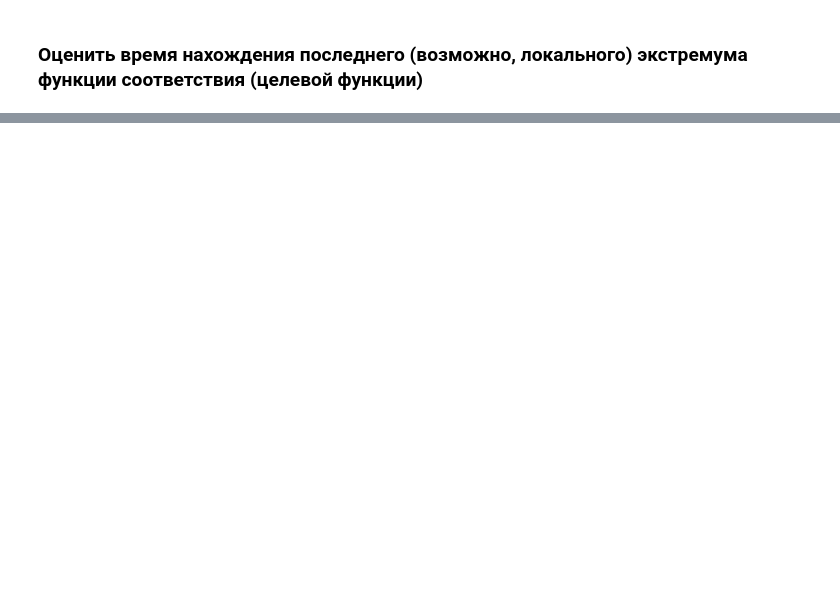
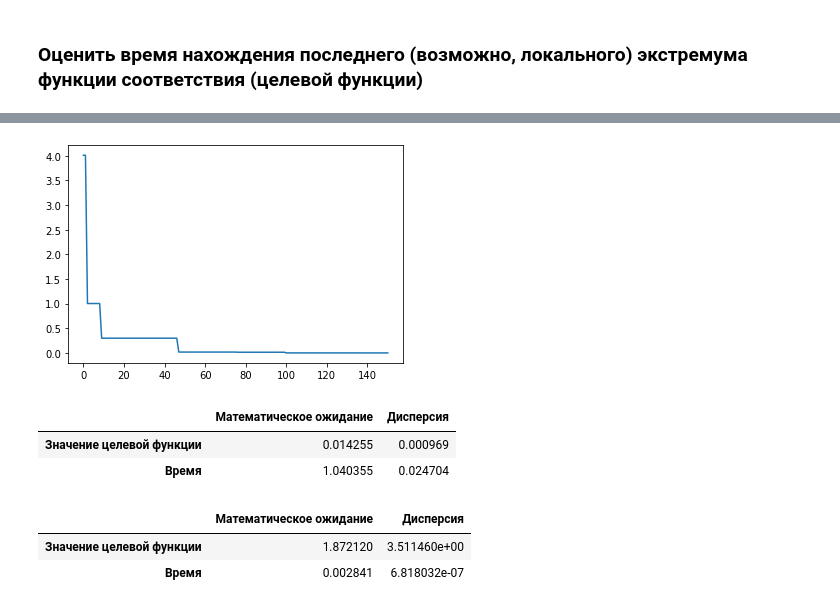
Before and after one commit to IlyaNechaev/ISiT, a Jupyter notebook: 9-10/Evolution.ipynb, the cells around one changed output, grey strips where cells are left out. Saved outputs shown, nothing was run; the diff lists cells and outputs as text; code cells hidden in the pictures; blank space fills up the shorter version.

```diff
--- a/9-10/Evolution.ipynb
+++ b/9-10/Evolution.ipynb
@@ -230,0 +315,32 @@ print("Поколение: ", Params.get_current_generation())
+# %%
+X = range(0, len(model.report), 1)
+Y = model.report
+
+plt.plot(X, Y)
+plt.show()
+# %% [output]
+[figure, added]
+# %%
+# Значения берутся из 100 выполнений генетического алгоритма
+results_df = pd.DataFrame([[mean(ga_values), variance(ga_values)],
+                          [mean(ga_times), variance(ga_times)]],
+                         columns = ['Математическое ожидание', 'Дисперсия'],
+                         index = ['Значение целевой функции',
+                                 'Время'])
+results_df
+# %% [output]
+|  | Математическое ожидание | Дисперсия |
+| Значение целевой функции | 0.014255 | 0.000969 |
+| Время | 1.040355 | 0.024704 |
+# %%
+# Значения берутся из 100 выполнений генетического алгоритма
+results_df = pd.DataFrame([[mean(opt_values), variance(opt_values)],
+                          [mean(opt_times), variance(opt_times)]],
+                         columns = ['Математическое ожидание', 'Дисперсия'],
+                         index = ['Значение целевой функции',
+                                 'Время'])
+results_df
+# %% [output]
+|  | Математическое ожидание | Дисперсия |
+| Значение целевой функции | 1.872120 | 3.511460e+00 |
+| Время | 0.002841 | 6.818032e-07 |
```
Also changed, not shown: parts of 18 cells of this notebook.
